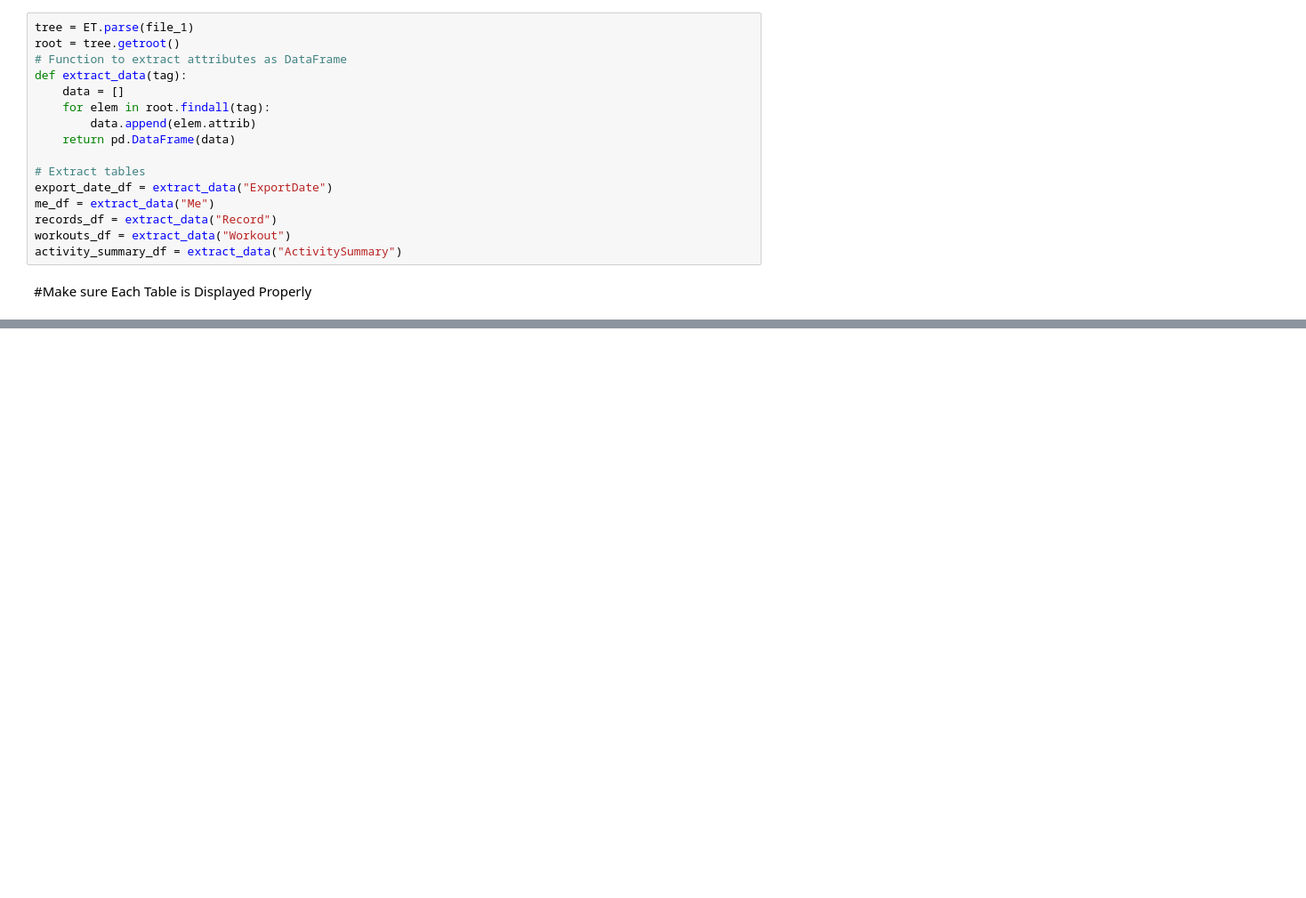
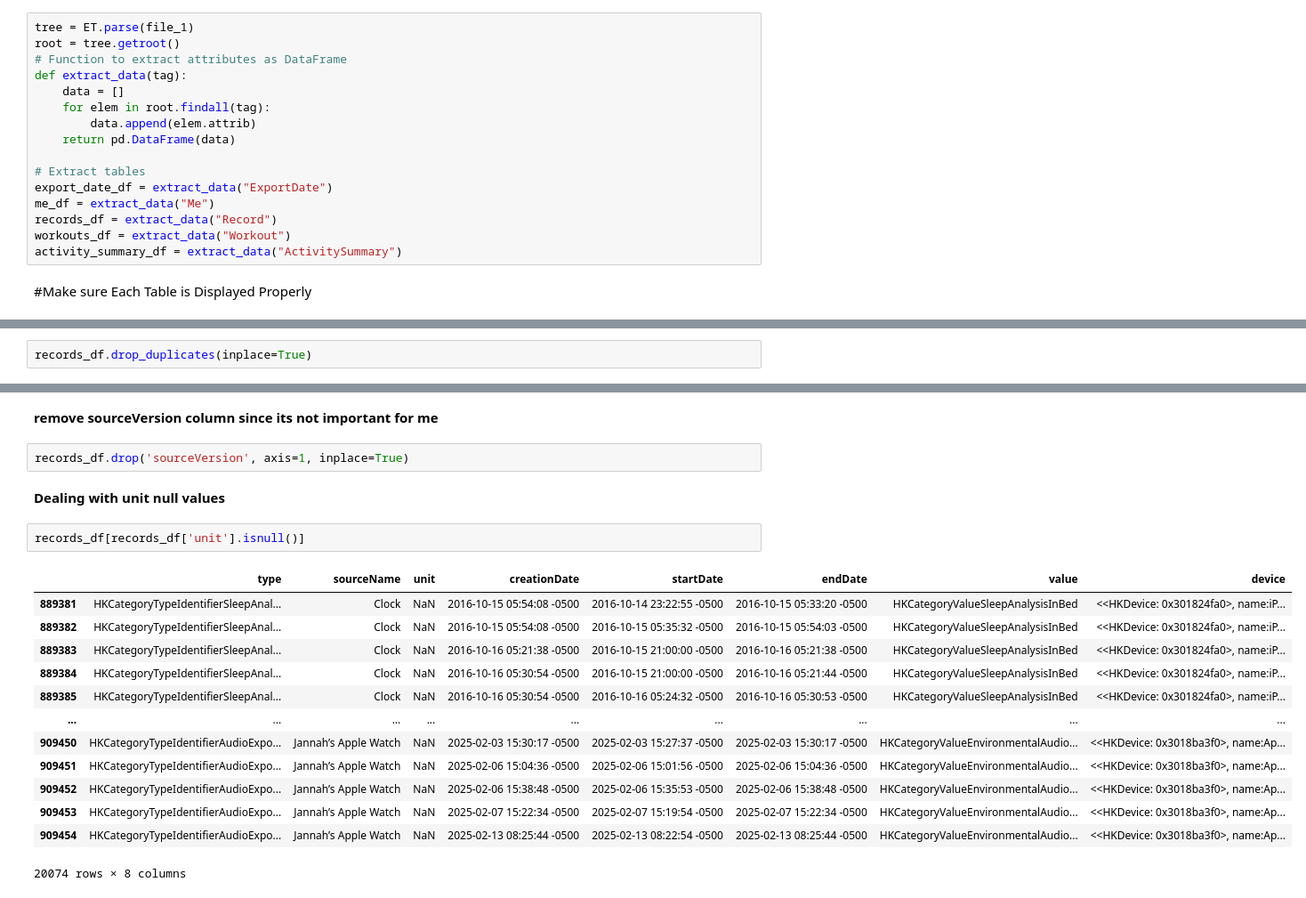
Before and after one commit to YomnaElmousalami/AppleHealthData_Analysis, a Jupyter notebook: Analyze_Sis_health_Data.ipynb, the cells around one changed output, grey strips where cells are left out. Shown at 89% size. Saved outputs shown, nothing was run; the diff lists cells and outputs as text; blank space fills up the shorter version.

```diff
--- a/Analyze_Sis_health_Data.ipynb
+++ b/Analyze_Sis_health_Data.ipynb
@@ -64,0 +126,2 @@ activity_summary_df
+# %%
+records_df.drop_duplicates(inplace=True)
@@ -64,0 +144,22 @@ activity_summary_df
+# %% [markdown]
+**remove sourceVersion column since its not important for me**
+# %%
+records_df.drop('sourceVersion', axis=1, inplace=True)
+# %% [markdown]
+**Dealing with unit null values**
+# %%
+records_df[records_df['unit'].isnull()]
+# %% [output]
+|  | type | sourceName | unit | creationDate | startDate | endDate | value | device |
+| 889381 | HKCategoryTypeIdentifierSleepAnal... | Clock | NaN | 2016-10-15 05:54:08 -0500 | 2016-10-14 23:22:55 -0500 | 2016-10-15 05:33:20 -0500 | HKCategoryValueSleepAnalysisInBed | <<HKDevice: 0x301824fa0>, name:iP... |
+| 889382 | HKCategoryTypeIdentifierSleepAnal... | Clock | NaN | 2016-10-15 05:54:08 -0500 | 2016-10-15 05:35:32 -0500 | 2016-10-15 05:54:03 -0500 | HKCategoryValueSleepAnalysisInBed | <<HKDevice: 0x301824fa0>, name:iP... |
+| 889383 | HKCategoryTypeIdentifierSleepAnal... | Clock | NaN | 2016-10-16 05:21:38 -0500 | 2016-10-15 21:00:00 -0500 | 2016-10-16 05:21:38 -0500 | HKCategoryValueSleepAnalysisInBed | <<HKDevice: 0x301824fa0>, name:iP... |
+| 889384 | HKCategoryTypeIdentifierSleepAnal... | Clock | NaN | 2016-10-16 05:30:54 -0500 | 2016-10-15 21:00:00 -0500 | 2016-10-16 05:21:44 -0500 | HKCategoryValueSleepAnalysisInBed | <<HKDevice: 0x301824fa0>, name:iP... |
+| 889385 | HKCategoryTypeIdentifierSleepAnal... | Clock | NaN | 2016-10-16 05:30:54 -0500 | 2016-10-16 05:24:32 -0500 | 2016-10-16 05:30:53 -0500 | HKCategoryValueSleepAnalysisInBed | <<HKDevice: 0x301824fa0>, name:iP... |
+| ... | ... | ... | ... | ... | ... | ... | ... | ... |
+| 909450 | HKCategoryTypeIdentifierAudioExpo... | Jannah’s Apple Watch | NaN | 2025-02-03 15:30:17 -0500 | 2025-02-03 15:27:37 -0500 | 2025-02-03 15:30:17 -0500 | HKCategoryValueEnvironmentalAudio... | <<HKDevice: 0x3018ba3f0>, name:Ap... |
+| 909451 | HKCategoryTypeIdentifierAudioExpo... | Jannah’s Apple Watch | NaN | 2025-02-06 15:04:36 -0500 | 2025-02-06 15:01:56 -0500 | 2025-02-06 15:04:36 -0500 | HKCategoryValueEnvironmentalAudio... | <<HKDevice: 0x3018ba3f0>, name:Ap... |
+| 909452 | HKCategoryTypeIdentifierAudioExpo... | Jannah’s Apple Watch | NaN | 2025-02-06 15:38:48 -0500 | 2025-02-06 15:35:53 -0500 | 2025-02-06 15:38:48 -0500 | HKCategoryValueEnvironmentalAudio... | <<HKDevice: 0x3018ba3f0>, name:Ap... |
+| 909453 | HKCategoryTypeIdentifierAudioExpo... | Jannah’s Apple Watch | NaN | 2025-02-07 15:22:34 -0500 | 2025-02-07 15:19:54 -0500 | 2025-02-07 15:22:34 -0500 | HKCategoryValueEnvironmentalAudio... | <<HKDevice: 0x3018ba3f0>, name:Ap... |
+| 909454 | HKCategoryTypeIdentifierAudioExpo... | Jannah’s Apple Watch | NaN | 2025-02-13 08:25:44 -0500 | 2025-02-13 08:22:54 -0500 | 2025-02-13 08:25:44 -0500 | HKCategoryValueEnvironmentalAudio... | <<HKDevice: 0x3018ba3f0>, name:Ap... |
+20074 rows × 8 columns
```
Also changed, not shown: parts of 13 cells of this notebook.
